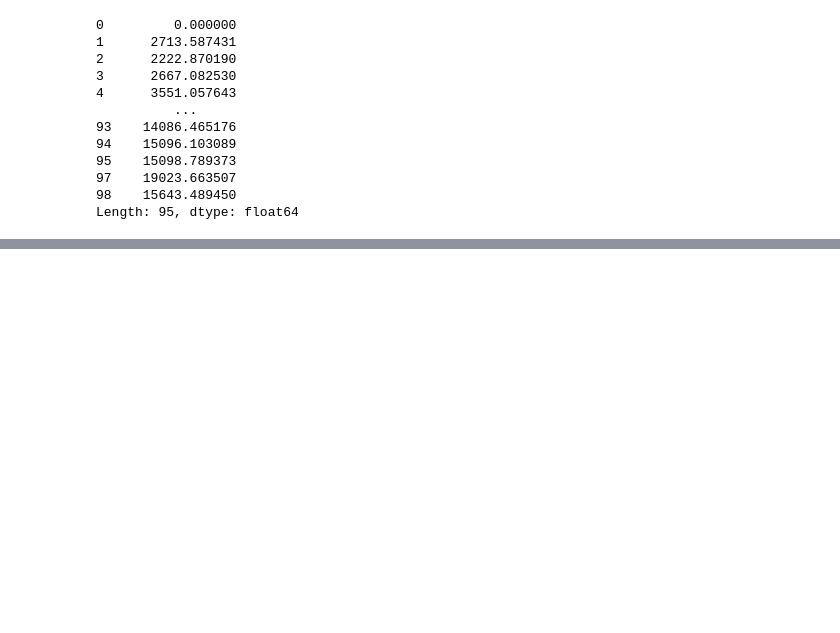
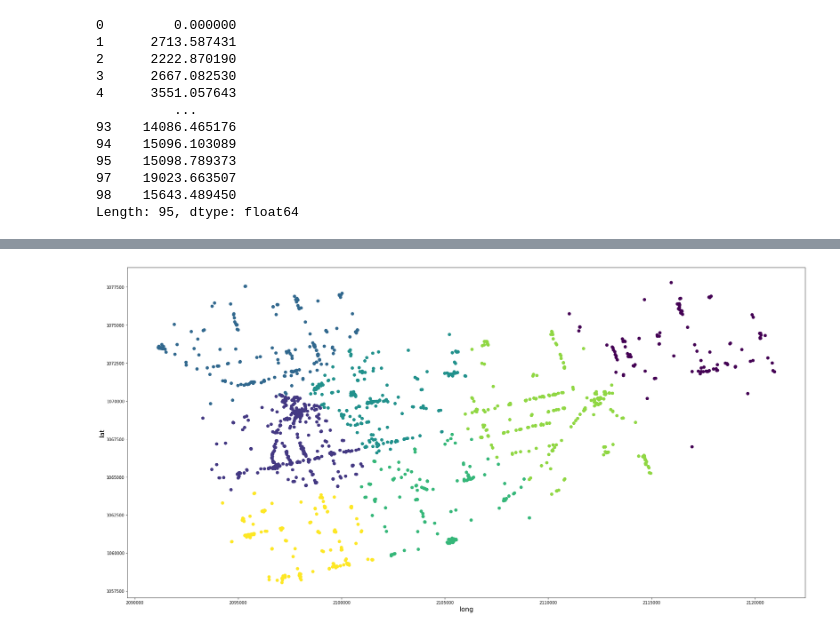
Before and after one commit to no50free/Twin_Cities_Cluster_Analysis, a Jupyter notebook: Capstone Cleaned.ipynb, the cells around one changed output, grey strips where cells are left out. Cells and saved outputs as stored; diff of their text form; code cells hidden in the pictures; blank space fills up the shorter version.

```diff
--- a/Capstone Cleaned.ipynb
+++ b/Capstone Cleaned.ipynb
@@ -485,6 +507,9 @@ df_food_geo.head(2)
 |  | venue.id | venue.name | venue.location.address | venue.location.lat | venue.location.lng | type | geometry | ... |
 | 0 | 44b492d9f964a52057351fe3 | Midtown Global Market | 920 E Lake St | 44.948589 | -93.260502 | 0.0 | POINT (2099660.185 1066516.336) | ... |
 | 1 | 49fb95f5f964a5205d6e1fe3 | Taqueria La Hacienda | 334 E Lake St #101 | 44.948605 | -93.271181 | 0.0 | POINT (2098843.476 1066281.646) | ... |
+# %%
+df_food_geo['x']=df_food_geo.geometry.x
+df_food_geo['y']=df_food_geo.geometry.y
 # %%
 import geopandas as gpd
 from shapely.geometry import Point
@@ -544,0 +578,15 @@ Length: 95, dtype: float64
+# %%
+import random
+import numpy as np
+import matplotlib.pyplot as plt
+from sklearn.cluster import KMeans
+from sklearn.datasets.samples_generator import make_blobs
+%matplotlib inline
+
+from sklearn.preprocessing import StandardScaler
+
+
+X = df_food_geo[['nearest_brew','x','y']].values[:,:]
+X = np.nan_to_num(X)
+Clus_dataSet = StandardScaler().fit_transform(X)
+Clus_dataSet
@@ -544,0 +601,8 @@ Length: 95, dtype: float64
+# %%
+clusterNum = 7
+k_means = KMeans(init = "k-means++", n_clusters = clusterNum, n_init = 20)
+k_means.fit(X)
+labels = k_means.labels_
+k_means_cluster_centers = k_means.cluster_centers_
+print(labels)
+print(k_means_cluster_centers)
@@ -544,0 +625,16 @@ Length: 95, dtype: float64
+# %%
+area = 10 * ( X[:, 0])**2
+fig = plt.figure(figsize=(30,15))
+colors = plt.cm.Spectral(np.linspace(0, 1, len(set(labels))))
+
+# Create a plot
+ax = fig.add_subplot(1, 1, 1)
+
+
+plt.scatter(X[:, 1], X[:, 2], s=50, c=labels.astype(np.float), alpha=2)
+plt.xlabel('long', fontsize=16)
+plt.ylabel('lat', fontsize=16)
+
+plt.show()
+# %% [output]
+[figure, added]
```
Also changed, not shown: parts of 31 cells of this notebook.
